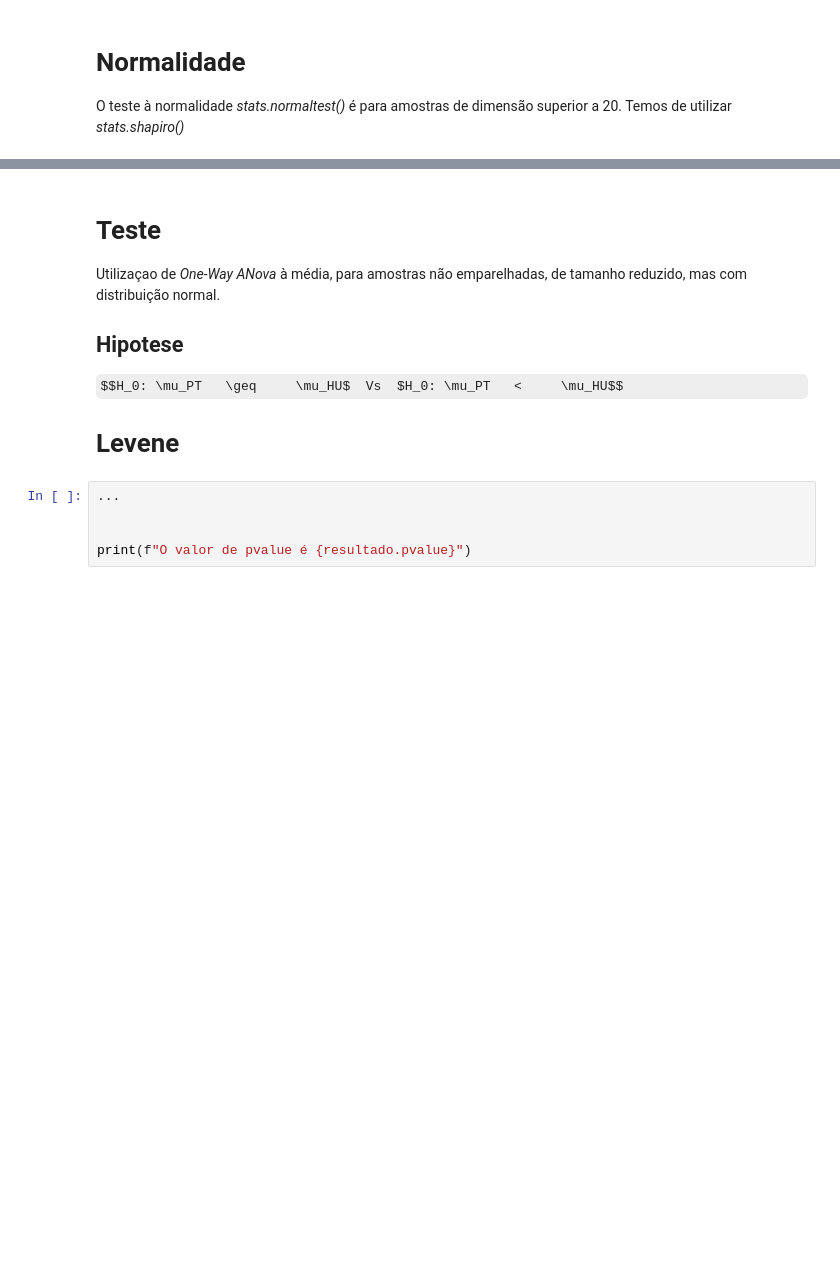
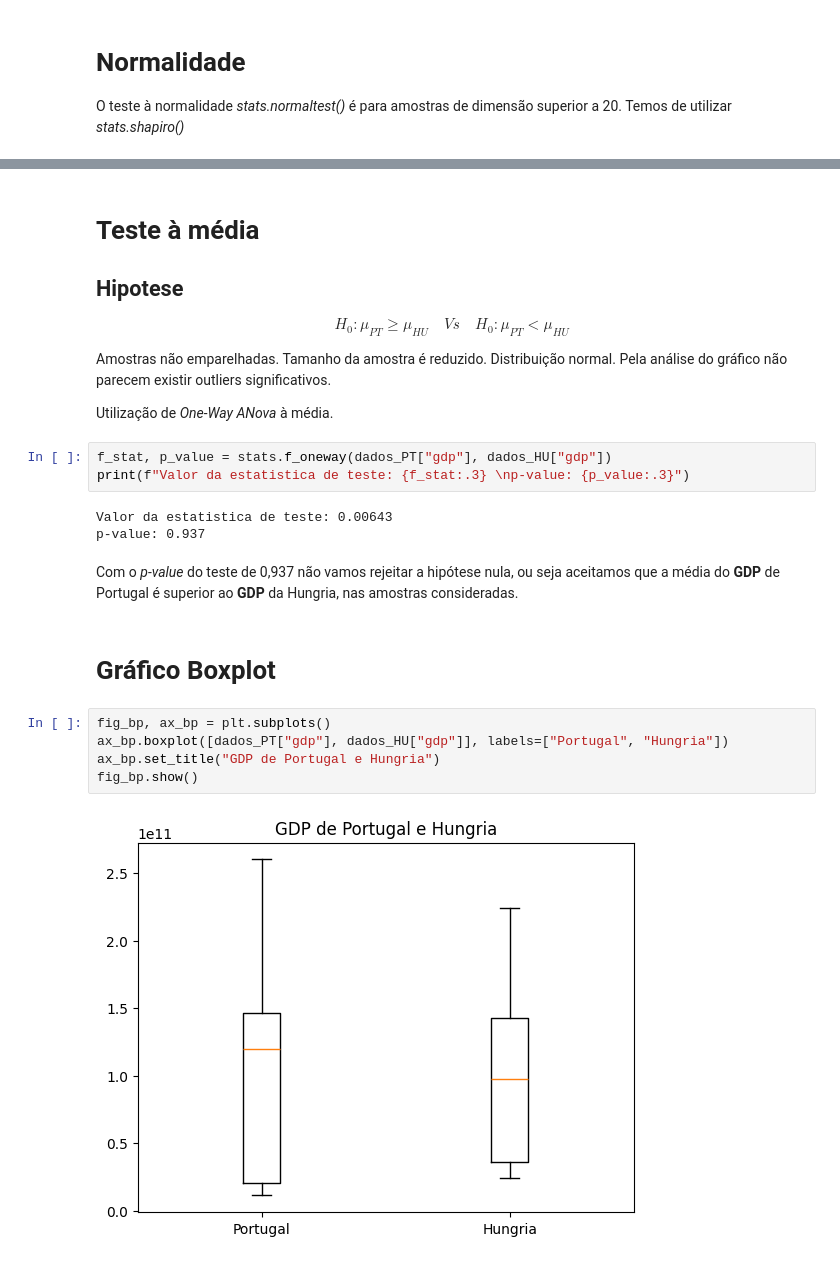
Before and after one commit to preis/anadi_2024, a Jupyter notebook: ficheiros/Trabalho 1/Trabalho 4.2 2.ipynb, the cells around one changed output, grey strips where cells are left out. Drawn from its saved outputs; the diff is of its cells as text; some formulas as TeX source; blank space fills up the shorter version.

```diff
--- a/ficheiros/Trabalho 1/Trabalho 4.2 2.ipynb
+++ b/ficheiros/Trabalho 1/Trabalho 4.2 2.ipynb
@@ -92,14 +109,30 @@ Como o *p-value* da Hungria é superior a 5% os dados seguem distribuição norm
 # %% [markdown]
-# Teste
-Utilizaçao de *One-Way ANova* à média, para amostras não emparelhadas, de tamanho reduzido, mas com distribuição normal.
+# Teste à média
 
 ## Hipotese
 
-$$H_0: \mu_PT   \geq     \mu_HU$  Vs  $H_0: \mu_PT   <     \mu_HU$$
+$$H_0: \mu_{PT} \geq \mu_{HU} \quad Vs \quad H_0: \mu_{PT} < \mu_{HU}$$
 
- # Levene
+Amostras não emparelhadas.
+Tamanho da amostra é reduzido.
+Distribuição normal.
+Pela análise do gráfico não parecem existir outliers significativos.
+
+Utilização de *One-Way ANova* à média.
-# %%
-...
-
-
-print(f"O valor de pvalue é {resultado.pvalue}")
+# %%
+f_stat, p_value = stats.f_oneway(dados_PT["gdp"], dados_HU["gdp"])
+print(f"Valor da estatistica de teste: {f_stat:.3} \np-value: {p_value:.3}")
+# %% [output]
+Valor da estatistica de teste: 0.00643
+p-value: 0.937
+# %% [markdown]
+Com o *p-value* do teste de 0,937 não vamos rejeitar a hipótese nula, ou seja aceitamos que a média do **GDP** de Portugal é superior ao **GDP** da Hungria, nas amostras consideradas.
+# %% [markdown]
+# Gráfico Boxplot
+# %%
+fig_bp, ax_bp = plt.subplots()
+ax_bp.boxplot([dados_PT["gdp"], dados_HU["gdp"]], labels=["Portugal", "Hungria"])
+ax_bp.set_title("GDP de Portugal e Hungria")
+fig_bp.show()
+# %% [output]
+[figure, added]
```
Also changed, not shown: parts of 13 cells of this notebook, 1 other file.
